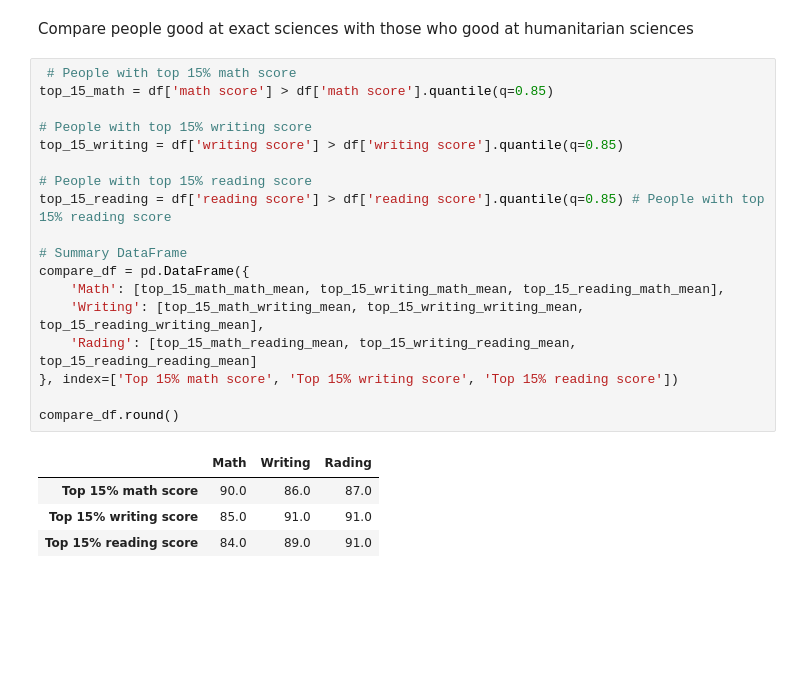
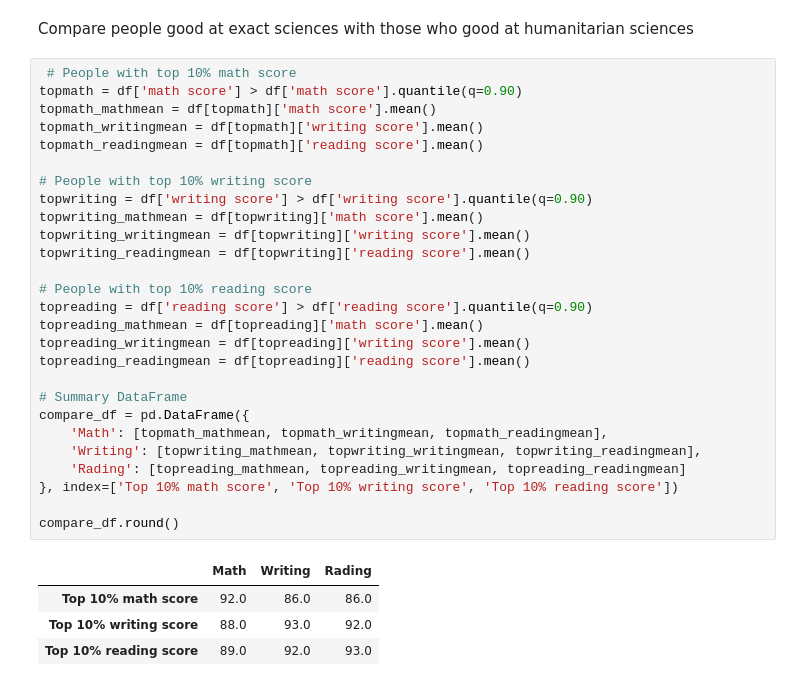
Before and after one commit to wisnuariay21/StudentPerformance-EDA_Python, a Jupyter notebook: StudentPerformance.ipynb, the cells around one changed output. Saved outputs shown, nothing was run; the diff lists cells and outputs as text; blank space fills up the shorter version.

```diff
--- a/StudentPerformance.ipynb
+++ b/StudentPerformance.ipynb
@@ -110,25 +114,34 @@ sns.set(rc={'figure.figsize':(10,7)})
 # %% [markdown]
 Compare people good at exact sciences with those who good at humanitarian sciences
 # %%
- # People with top 15% math score
-top_15_math = df['math score'] > df['math score'].quantile(q=0.85)
+ # People with top 10% math score
+topmath = df['math score'] > df['math score'].quantile(q=0.90)
+topmath_mathmean = df[topmath]['math score'].mean()
+topmath_writingmean = df[topmath]['writing score'].mean()
+topmath_readingmean = df[topmath]['reading score'].mean()
 
-# People with top 15% writing score
-top_15_writing = df['writing score'] > df['writing score'].quantile(q=0.85)
+# People with top 10% writing score
+topwriting = df['writing score'] > df['writing score'].quantile(q=0.90)
+topwriting_mathmean = df[topwriting]['math score'].mean()
+topwriting_writingmean = df[topwriting]['writing score'].mean()
+topwriting_readingmean = df[topwriting]['reading score'].mean()
 
-# People with top 15% reading score
-top_15_reading = df['reading score'] > df['reading score'].quantile(q=0.85) # People with top 15% reading score
+# People with top 10% reading score
+topreading = df['reading score'] > df['reading score'].quantile(q=0.90)
+topreading_mathmean = df[topreading]['math score'].mean()
+topreading_writingmean = df[topreading]['writing score'].mean()
+topreading_readingmean = df[topreading]['reading score'].mean()
 
 # Summary DataFrame
 compare_df = pd.DataFrame({
-    'Math': [top_15_math_math_mean, top_15_writing_math_mean, top_15_reading_math_mean],
-    'Writing': [top_15_math_writing_mean, top_15_writing_writing_mean, top_15_reading_writing_mean],
-    'Rading': [top_15_math_reading_mean, top_15_writing_reading_mean, top_15_reading_reading_mean]
-}, index=['Top 15% math score', 'Top 15% writing score', 'Top 15% reading score'])
+    'Math': [topmath_mathmean, topmath_writingmean, topmath_readingmean],
+    'Writing': [topwriting_mathmean, topwriting_writingmean, topwriting_readingmean],
+    'Rading': [topreading_mathmean, topreading_writingmean, topreading_readingmean]
+}, index=['Top 10% math score', 'Top 10% writing score', 'Top 10% reading score'])
 
 compare_df.round()
 # %% [output]
 |  | Math | Writing | Rading |
-| Top 15% math score | 90.0 | 86.0 | 87.0 |
-| Top 15% writing score | 85.0 | 91.0 | 91.0 |
-| Top 15% reading score | 84.0 | 89.0 | 91.0 |
+| Top 10% math score | 92.0 | 86.0 | 86.0 |
+| Top 10% writing score | 88.0 | 93.0 | 92.0 |
+| Top 10% reading score | 89.0 | 92.0 | 93.0 |
```
Also changed, not shown: parts of 11 cells of this notebook.
